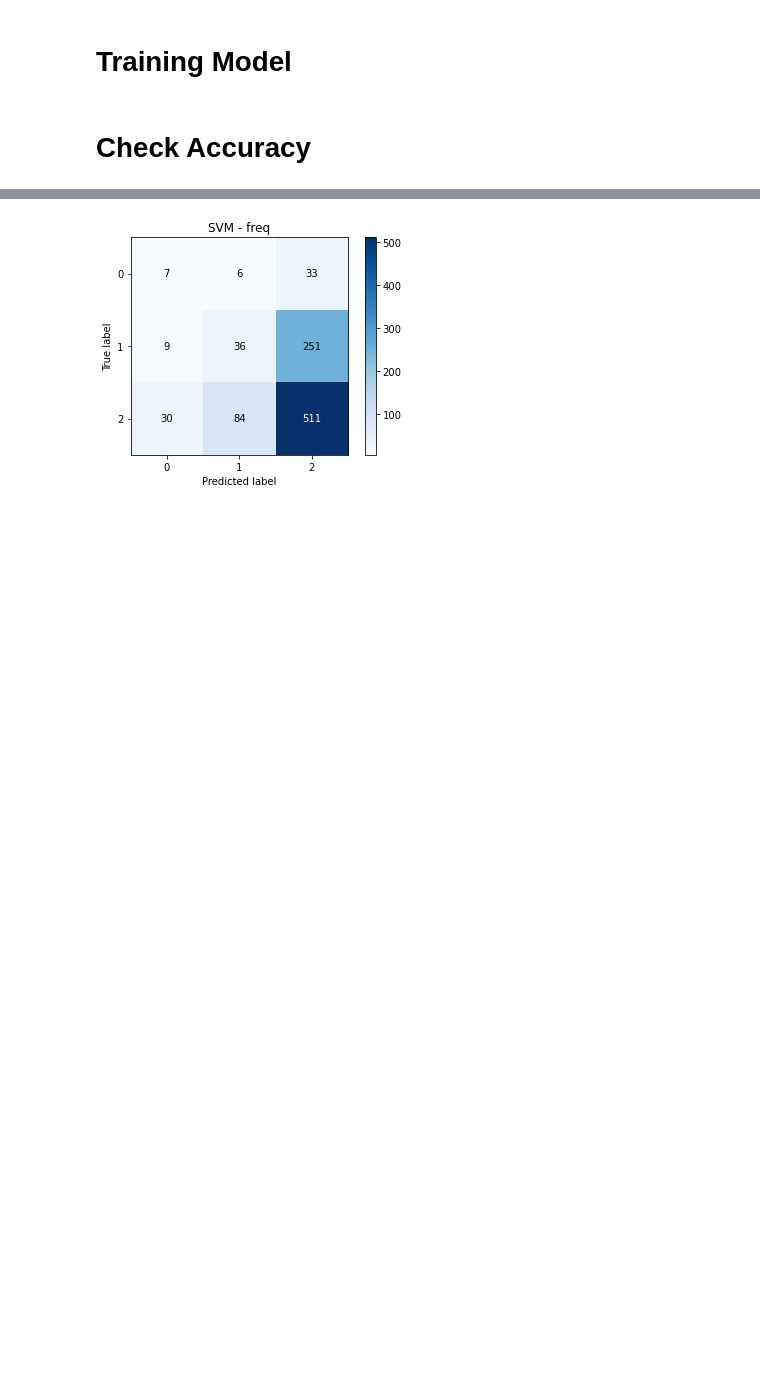
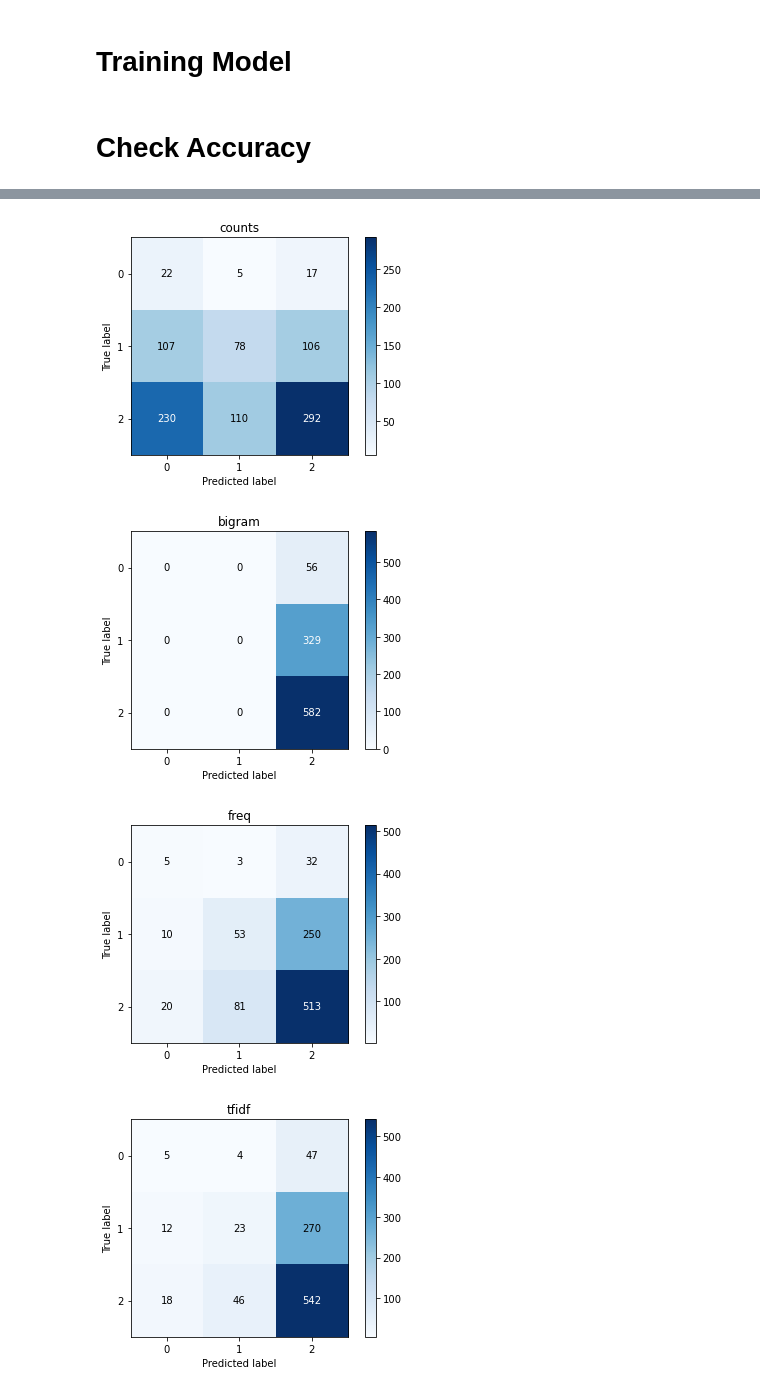
Before and after one commit to ErycM/electronics-sentiment-analysis-on-youtube-comments, a Jupyter notebook: 7.youtube-comments-types-analysis-Model.ipynb, the cells around one changed output, grey strips where cells are left out. Cells and saved outputs as stored; diff of their text form; code cells hidden in the pictures; blank space fills up the shorter version.

```diff
--- a/7.youtube-comments-types-analysis-Model.ipynb
+++ b/7.youtube-comments-types-analysis-Model.ipynb
@@ -172,11 +389,11 @@ Name: transformed_comment, Length: 4832, dtype: object
 # %%
-# X_train_counts, X_test_counts, y_train_counts, y_test_counts = train_test_split(X_counts, y, test_size=.2)
-# X_train_bigram, X_test_bigram, y_train_bigram, y_test_bigram = train_test_split(X_counts_bigram, y, test_size=.2)
+X_train_counts, X_test_counts, y_train_counts, y_test_counts = train_test_split(X_counts, y, test_size=.2)
+X_train_bigram, X_test_bigram, y_train_bigram, y_test_bigram = train_test_split(X_counts_bigram, y, test_size=.2)
 X_train_freq, X_test_freq, y_train_freq, y_test_freq = train_test_split(X_freq, y, test_size=.2)
-# X_train_tfidf, X_test_tfidf, y_train_tfidf, y_test_tfidf = train_test_split(X_tfidf, y, test_size=.2)
+X_train_tfidf, X_test_tfidf, y_train_tfidf, y_test_tfidf = train_test_split(X_tfidf, y, test_size=.2)
 # %%
-# X_train_counts, y_train_counts = overSamplDef(X_train_counts, y_train_counts, SMOTE) #SMOTE or RandomOverSampler | BorderlineSMOTE (pior)
-# X_train_bigram, y_train_bigram = overSamplDef(X_train_bigram, y_train_bigram, BorderlineSMOTE) #ADASYN (resultado ruim) | BorderlineSMOTE (mal distribuido)
+X_train_counts, y_train_counts = overSamplDef(X_train_counts, y_train_counts, SMOTE) #SMOTE or RandomOverSampler | BorderlineSMOTE (pior)
+X_train_bigram, y_train_bigram = overSamplDef(X_train_bigram, y_train_bigram, BorderlineSMOTE) #ADASYN (resultado ruim) | BorderlineSMOTE (mal distribuido)
 X_train_freq, y_train_freq = overSamplDef(X_train_freq, y_train_freq, SMOTE) #RandomOverSampler or SMOTE | SVMSMOTE or RandomOverSampler
-# X_train_tfidf, y_train_tfidf = overSamplDef(X_train_tfidf, y_train_tfidf, SMOTE) #SMOTE | SMOTE
+X_train_tfidf, y_train_tfidf = overSamplDef(X_train_tfidf, y_train_tfidf, SMOTE) #SMOTE | SMOTE
 # %% [output]
@@ -198,5 +424,5 @@ Resampled dataset shape [(0, 2393), (1, 2393), (2, 2393)]
 # %%
-# y_pred_counts = clf_counts.predict(X_test_counts)
-# y_pred_bigram = clf_bigram.predict(X_test_bigram)
-# y_pred_freq = clf_freq.predict(X_test_freq)
-# y_pred_tfidf = clf_tfidf.predict(X_test_tfidf)
+y_pred_counts = clf_counts.predict(X_test_counts)
+y_pred_bigram = clf_bigram.predict(X_test_bigram)
+y_pred_freq = clf_freq.predict(X_test_freq)
+y_pred_tfidf = clf_tfidf.predict(X_test_tfidf)
@@ -272,25 +483,18 @@ weighted avg       0.51      0.57      0.52       967
 # %%
-import matplotlib.pyplot as plt
-
-# disp = plot_confusion_matrix(y_test_counts, y_pred_counts)
-# disp.set_title('MNB - counts')
-# disp = plot_confusion_matrix(y_test_bigram, y_pred_bigram)
-# disp.set_title('MNB - bigram')
-# disp = plot_confusion_matrix(y_test_freq, y_pred_freq)
-# disp.set_title('MNB - freq')
-# disp = plot_confusion_matrix(y_test_tfidf, y_pred_tfidf)
-# disp.set_title('MNB - tfidf')
-
-# disp = plot_confusion_matrix(y_test_counts, svm_y_pred_counts)
-# disp.set_title('SVM - counts')
-# disp = plot_confusion_matrix(y_test_bigram, svm_y_pred_bigram)
-# disp.set_title('SVM - bigram')
-disp = plot_confusion_matrix(y_test_freq, svm_y_pred_freq)
-disp.set_title('SVM - freq')
-# disp = plot_confusion_matrix(y_test_tfidf, svm_y_pred_tfidf)
-# disp.set_title('SVM - tfidf')
 
 
+disp = plot_confusion_matrix(y_test_counts, y_pred_counts)
+disp.set_title('counts')
+disp = plot_confusion_matrix(y_test_bigram, y_pred_bigram)
+disp.set_title('bigram')
+disp = plot_confusion_matrix(y_test_freq, y_pred_freq)
+disp.set_title('freq')
+disp = plot_confusion_matrix(y_test_tfidf, y_pred_tfidf)
+disp.set_title('tfidf')
+
 plt.show()
 # %% [output]
-[figure, old version]
+[figure, new version]
+[figure, added]
+[figure, added]
+[figure, added]
```
Also changed, not shown: parts of 50 cells of this notebook, 20 other files.
